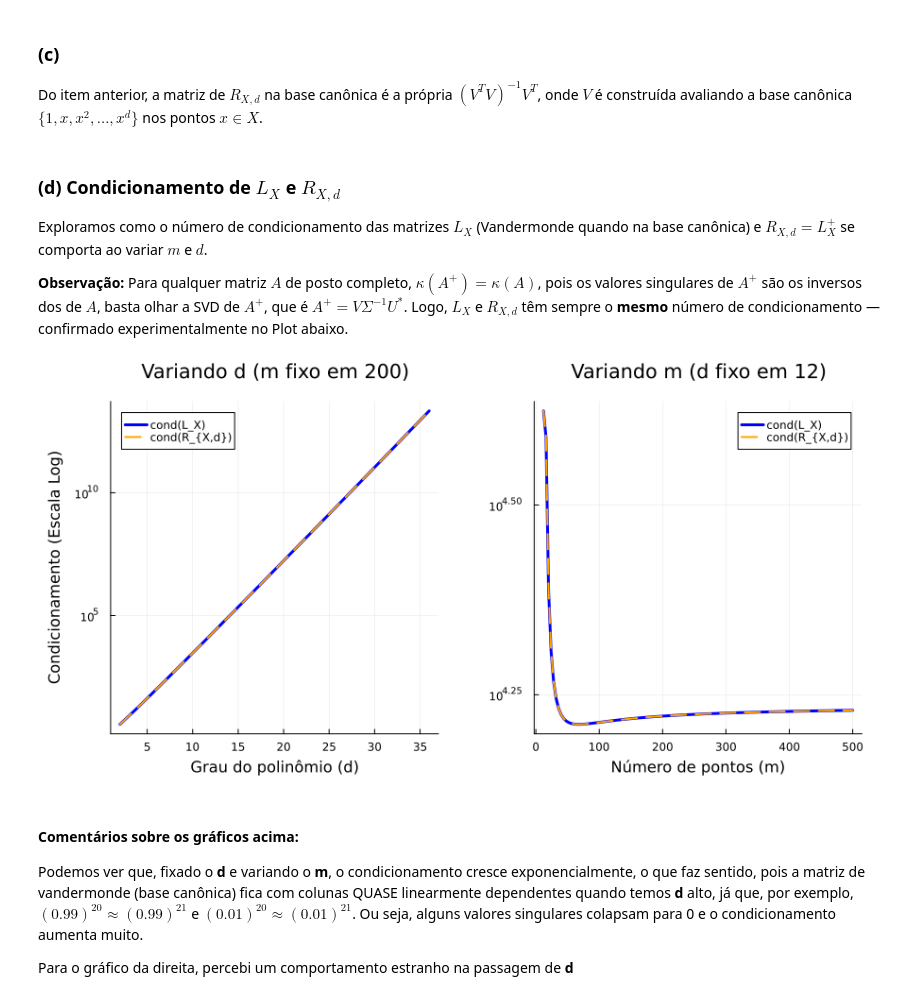
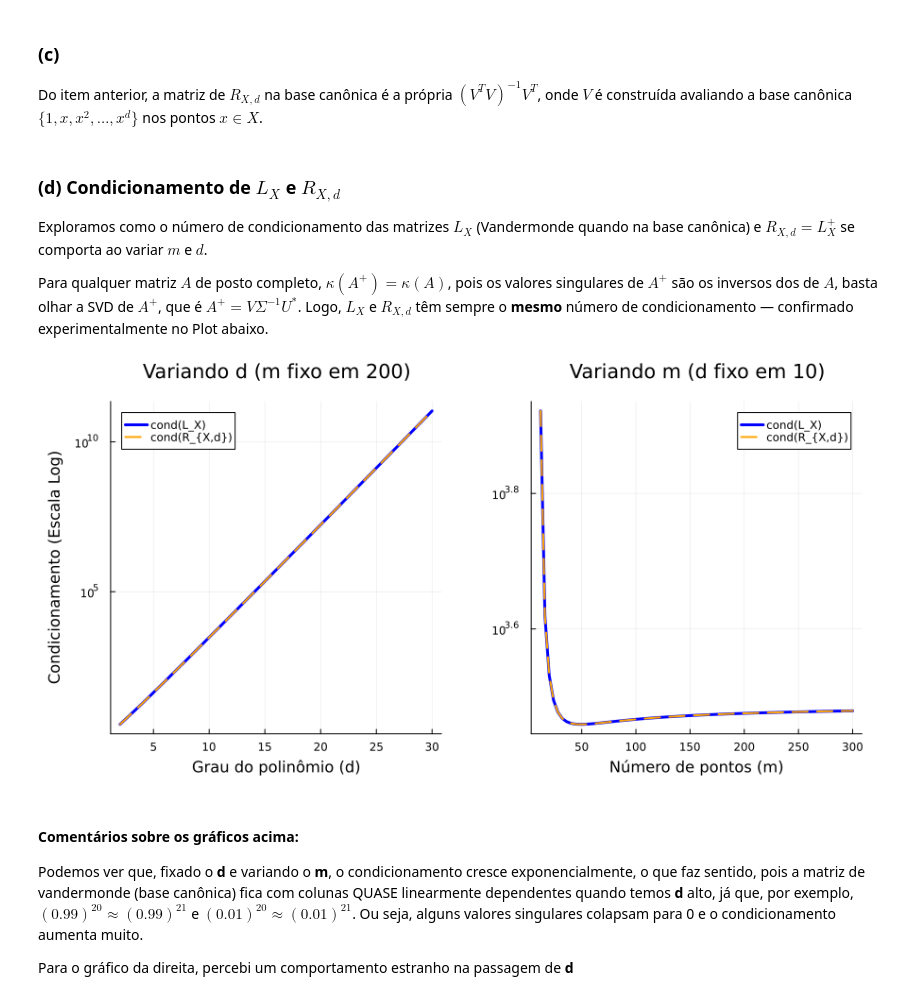
Before and after one commit to Jose-Pedro-Dresch/aln_pjt3_polinomios, a Jupyter notebook: Projeto3_julia.ipynb, the cells around one changed output. Saved outputs shown, nothing was run; the diff lists cells and outputs as text; code cells hidden in the pictures.

```diff
--- a/Projeto3_julia.ipynb
+++ b/Projeto3_julia.ipynb
@@ -97,7 +431,7 @@ Do item anterior, a matriz de $R_{X,d}$ na base canônica é a própria $(V^TV)^
 Exploramos como o número de condicionamento das matrizes $L_X$ (Vandermonde quando na base canônica) e $R_{X,d} = L_X^+$
 se comporta ao variar $m$ e $d$.
 
-**Observação:** Para qualquer matriz $A$ de posto completo, $\kappa(A^+) = \kappa(A)$,
+Para qualquer matriz $A$ de posto completo, $\kappa(A^+) = \kappa(A)$,
 pois os valores singulares de $A^+$ são os inversos dos de $A$, basta olhar a SVD de $A^+$, que é $A^+ = V \Sigma ^{-1} U^*$.
 Logo, $L_X$ e $R_{X,d}$ têm sempre o **mesmo** número de condicionamento —
 confirmado experimentalmente no Plot abaixo.
@@ -105,11 +439,11 @@ confirmado experimentalmente no Plot abaixo.
 # ================= Configurações ================= #
 # Fixa m, varia d
 m_fixed = 200
-d_vals = 2:2:36
+d_vals = 2:2:30
 
 # Fixa d, varia m
-d_fixed = 12
-m_vals = 12:4:500
+d_fixed = 10
+m_vals = 12:4:300
 
 cond_L_d = zeros(length(d_vals))
 cond_R_d = zeros(length(d_vals))
@@ -143,34 +477,34 @@ end
 p1 = plot(d_vals, cond_L_d,
           label="cond(L_X)",
           lw=3, color=:blue)
 plot!(p1, d_vals, cond_R_d,
       label="cond(R_{X,d})",
       lw=2, ls=:dash, color=:orange)
 plot!(p1,
       yscale=:log10,
       title="Variando d (m fixo em $m_fixed)",
       xlabel="Grau do polinômio (d)",
       ylabel="Condicionamento (Escala Log)",
       legend=:topleft,
       grid=true)
 
 # Gráfico 2
 p2 = plot(m_vals, cond_L_m,
           label="cond(L_X)",
           lw=3, color=:blue)
 plot!(p2, m_vals, cond_R_m,
       label="cond(R_{X,d})",
       lw=2, ls=:dash, color=:orange)
 plot!(p2,
       yscale=:log10,
       title="Variando m (d fixo em $d_fixed)",
       xlabel="Número de pontos (m)",
       legend=:topright,
       grid=true)
 
 plot(p1, p2, layout=(1, 2), size=(900, 450), margin=5Plots.mm)
 # %% [output]
-[figure, old version]
+[figure, new version]
 # %% [markdown]
 #### Comentários sobre os gráficos acima:
 
```
Also changed, not shown: parts of 11 cells of this notebook.
